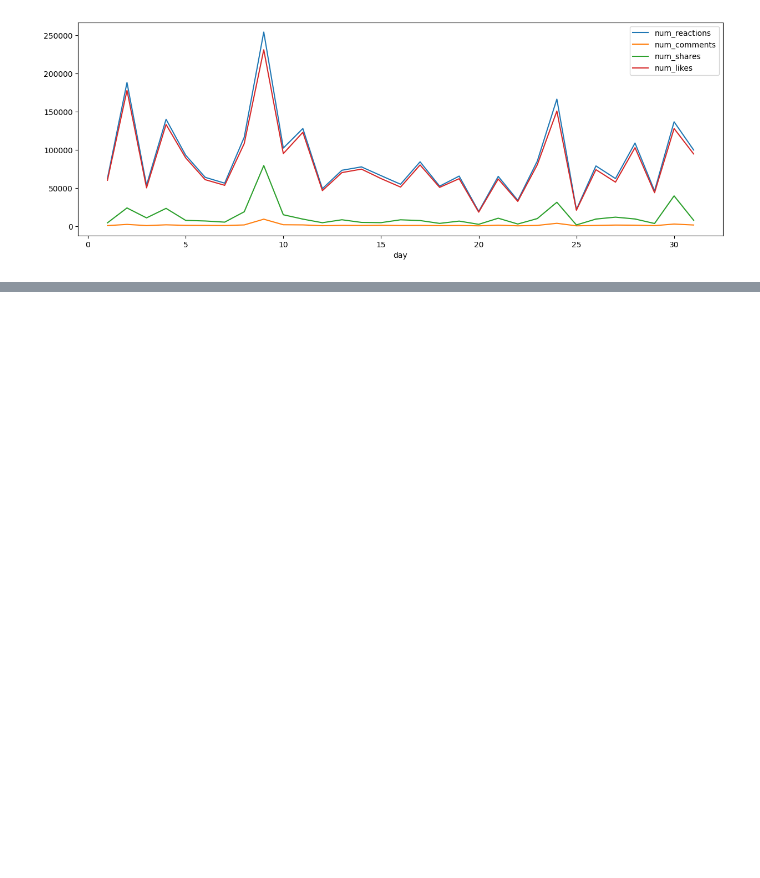
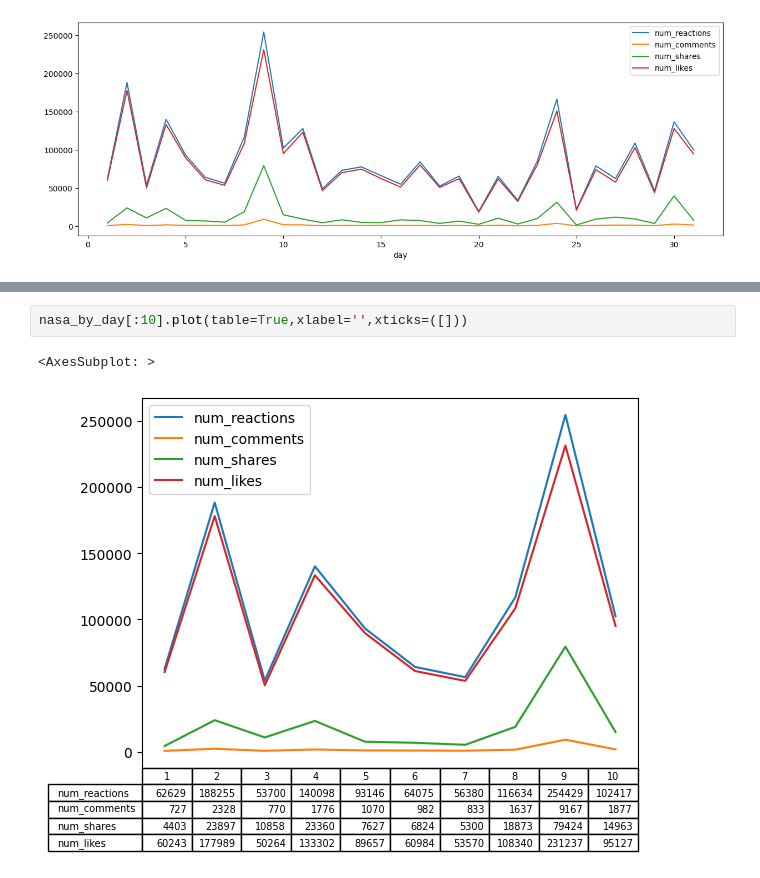
Before and after one commit to WojciechFlak/Udemy_PANDAS, a Jupyter notebook: Labs/S08-L001-.plot.ipynb, the cells around one changed output, grey strips where cells are left out. Drawn from its saved outputs; the diff is of its cells as text; blank space fills up the shorter version.

```diff
--- a/Labs/S08-L001-.plot.ipynb
+++ b/Labs/S08-L001-.plot.ipynb
@@ -90,0 +86,5 @@ nasa_by_day[:10].plot(table=True,xlabel='')
+# %%
+nasa_by_day[:10].plot(table=True,xlabel='',xticks=([]))
+# %% [output]
+<AxesSubplot: >
+[figure, added]
```
Also changed, not shown: parts of 15 cells of this notebook, 4 other files.
